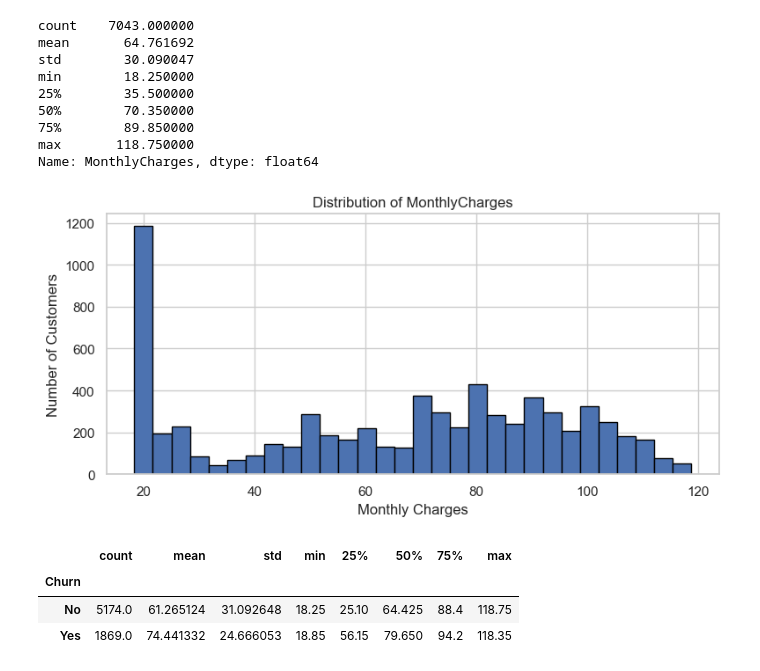
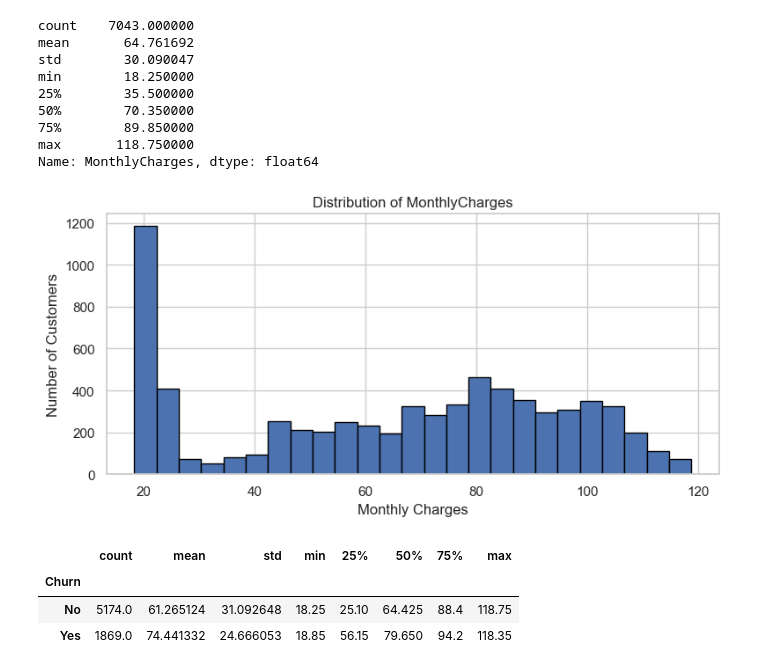
Before and after one commit to bharathsykam57-wq/ML_Model_Monitoring, a Jupyter notebook: eda_reference_data.ipynb, the cells around one changed output. Saved outputs shown, nothing was run; the diff lists cells and outputs as text; code cells hidden in the pictures.

```diff
--- a/eda_reference_data.ipynb
+++ b/eda_reference_data.ipynb
@@ -14,11 +22,22 @@ No data cleaning, encoding, or modeling is performed in this notebook.
 # %%
+# Core data manipulation
 import pandas as pd
 import numpy as np
+
+# Visualization libraries
 import matplotlib.pyplot as plt
 import seaborn as sns
+
+# Path handling for reproducible file access
 from pathlib import Path
 
-# Display settings
+# Display & visualization setup
+# Shows all columns during inspection to avoid hidden schema issues
 pd.set_option("display.max_columns", None)
-sns.set(style="whitegrid")
+
+# Using a clean, presentation-friendly style for all plots
+sns.set_theme(style="whitegrid", context="notebook")
+
+# Ensuring consistent figure sizing across the notebook
+plt.rcParams["figure.figsize"] = (10, 5)
 # %%
@@ -172,14 +228,14 @@ max       118.750000
 Name: MonthlyCharges, dtype: float64
 # %%
 plt.figure(figsize=(8, 4))
-plt.hist(df["MonthlyCharges"], bins=30, edgecolor="black")
+plt.hist(df["MonthlyCharges"], bins=25, edgecolor="black")
 plt.title("Distribution of MonthlyCharges")
 plt.xlabel("Monthly Charges")
 plt.ylabel("Number of Customers")
 plt.tight_layout()
 plt.show()
 # %% [output]
-[figure, old version]
+[figure, new version]
 # %%
 df.groupby("Churn")["MonthlyCharges"].describe()
 # %% [output]
```
Also changed, not shown: parts of 19 cells of this notebook.
